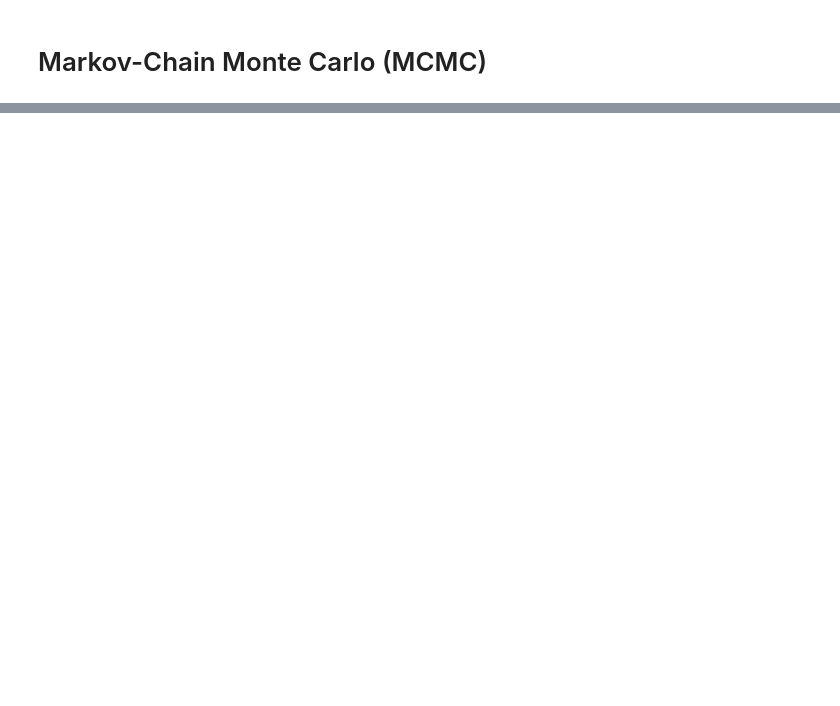
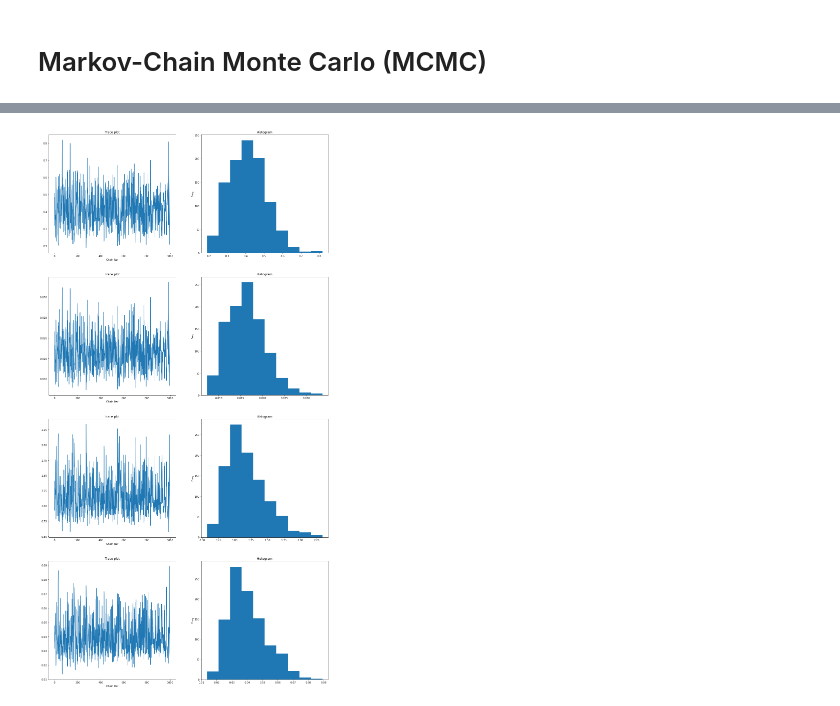
Before and after one commit to ChaosDonkey06/MODSIM_IBIO, a Jupyter notebook: MCMC/example_numpyro.ipynb, the cells around one changed output, grey strips where cells are left out. Saved outputs shown, nothing was run; the diff lists cells and outputs as text; code cells hidden in the pictures; blank space fills up the shorter version.

```diff
--- a/MCMC/example_numpyro.ipynb
+++ b/MCMC/example_numpyro.ipynb
@@ -105,0 +121,20 @@ plt.show()
+# %%
+params = mcmc.get_samples()['theta']
+
+fig, ax = plt.subplots(4,2, figsize=(20, 40))
+
+ax[0,0].plot(params[:num_samples,0]), ax[0,1].hist(params[:num_samples,0])
+ax[1,0].plot(params[:num_samples,1]), ax[1,1].hist(params[:num_samples,1])
+ax[2,0].plot(params[:num_samples,2]), ax[2,1].hist(params[:num_samples,2])
+ax[3,0].plot(params[:num_samples,3]), ax[3,1].hist(params[:num_samples,3])
+
+for i in range(4):
+    ax[i,0].set_title('Trace plot')
+    ax[i,1].set_title('Histogram')
+    ax[i,0].set_xlabel('Chain Iter')
+    ax[i,1].set_ylabel('Value')
+    ax[i,1].set_ylabel('Freq')
+
+plt.show()
+# %% [output]
+[figure, added]
```
Also changed, not shown: parts of 5 cells of this notebook, 3 other files.
